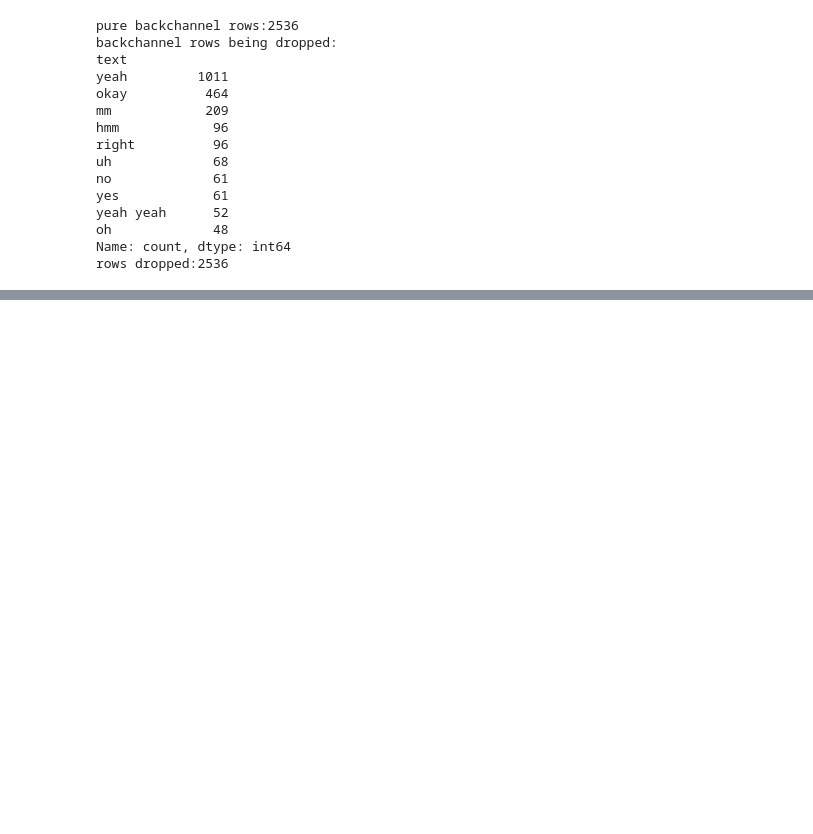
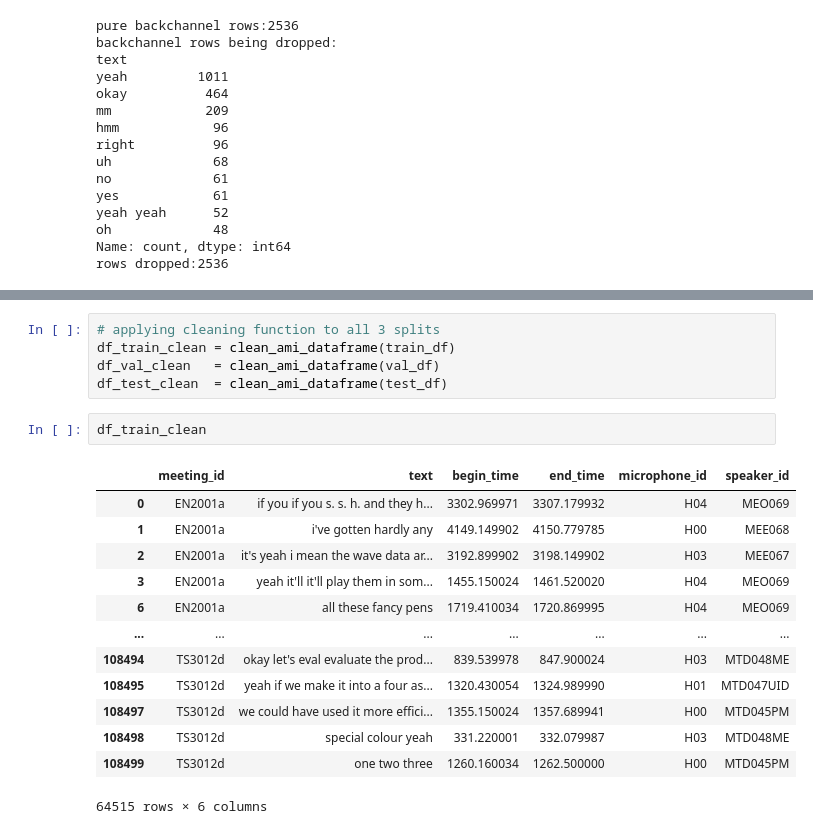
Before and after one commit to SnehaChauhan1174/meeting-summarizer, a Jupyter notebook: data_preprocessing.ipynb, the cells around one changed output, grey strips where cells are left out. Saved outputs shown, nothing was run; the diff lists cells and outputs as text; blank space fills up the shorter version.

Commit message:
data preprocessing part2

```diff
--- a/data_preprocessing.ipynb
+++ b/data_preprocessing.ipynb
@@ -316,0 +476,21 @@ train_sample4 = train_sample3.copy()
+# %%
+# applying cleaning function to all 3 splits
+df_train_clean = clean_ami_dataframe(train_df)
+df_val_clean   = clean_ami_dataframe(val_df)
+df_test_clean  = clean_ami_dataframe(test_df)
+# %%
+df_train_clean
+# %% [output]
+|  | meeting_id | text | begin_time | end_time | microphone_id | speaker_id |
+| 0 | EN2001a | if you if you s. s. h. and they h... | 3302.969971 | 3307.179932 | H04 | MEO069 |
+| 1 | EN2001a | i've gotten hardly any | 4149.149902 | 4150.779785 | H00 | MEE068 |
+| 2 | EN2001a | it's yeah i mean the wave data ar... | 3192.899902 | 3198.149902 | H03 | MEE067 |
+| 3 | EN2001a | yeah it'll it'll play them in som... | 1455.150024 | 1461.520020 | H04 | MEO069 |
+| 6 | EN2001a | all these fancy pens | 1719.410034 | 1720.869995 | H04 | MEO069 |
+| ... | ... | ... | ... | ... | ... | ... |
+| 108494 | TS3012d | okay let's eval evaluate the prod... | 839.539978 | 847.900024 | H03 | MTD048ME |
+| 108495 | TS3012d | yeah if we make it into a four as... | 1320.430054 | 1324.989990 | H01 | MTD047UID |
+| 108497 | TS3012d | we could have used it more effici... | 1355.150024 | 1357.689941 | H00 | MTD045PM |
+| 108498 | TS3012d | special colour yeah | 331.220001 | 332.079987 | H03 | MTD048ME |
+| 108499 | TS3012d | one two three | 1260.160034 | 1262.500000 | H00 | MTD045PM |
+64515 rows × 6 columns
```
Also changed, not shown: parts of 9 cells of this notebook.
